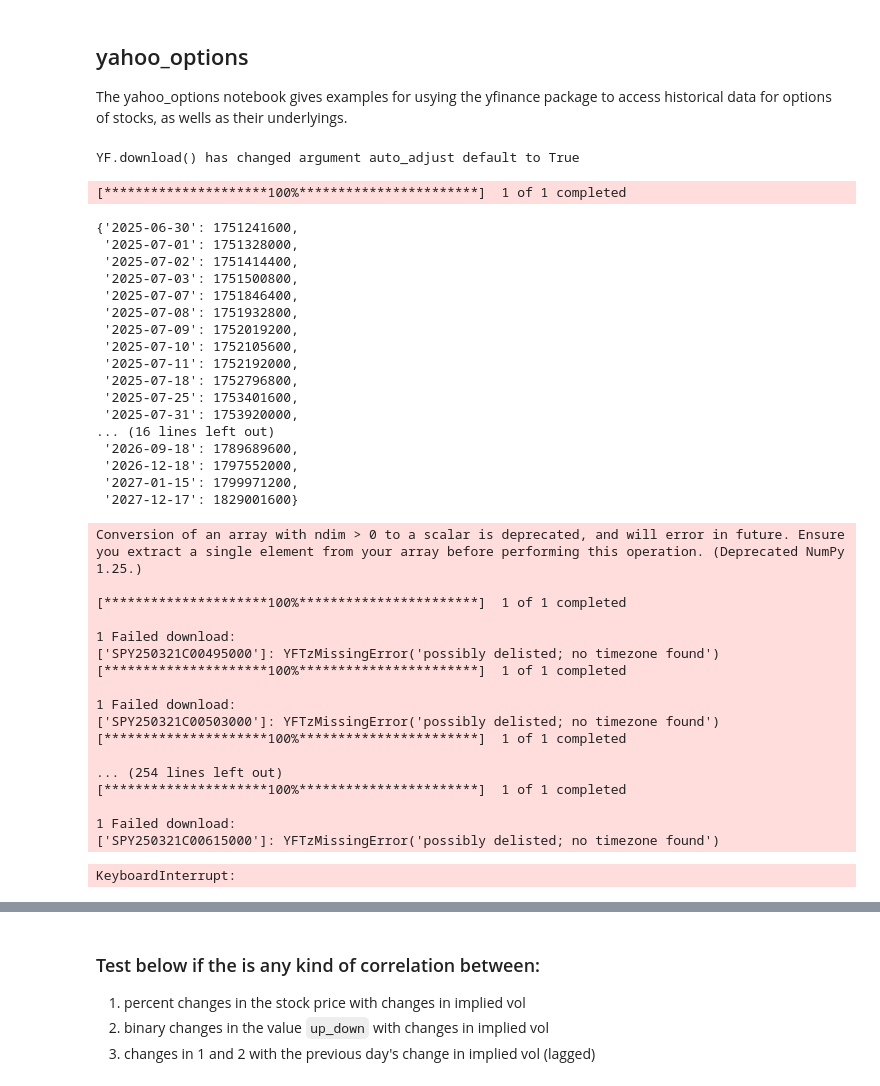
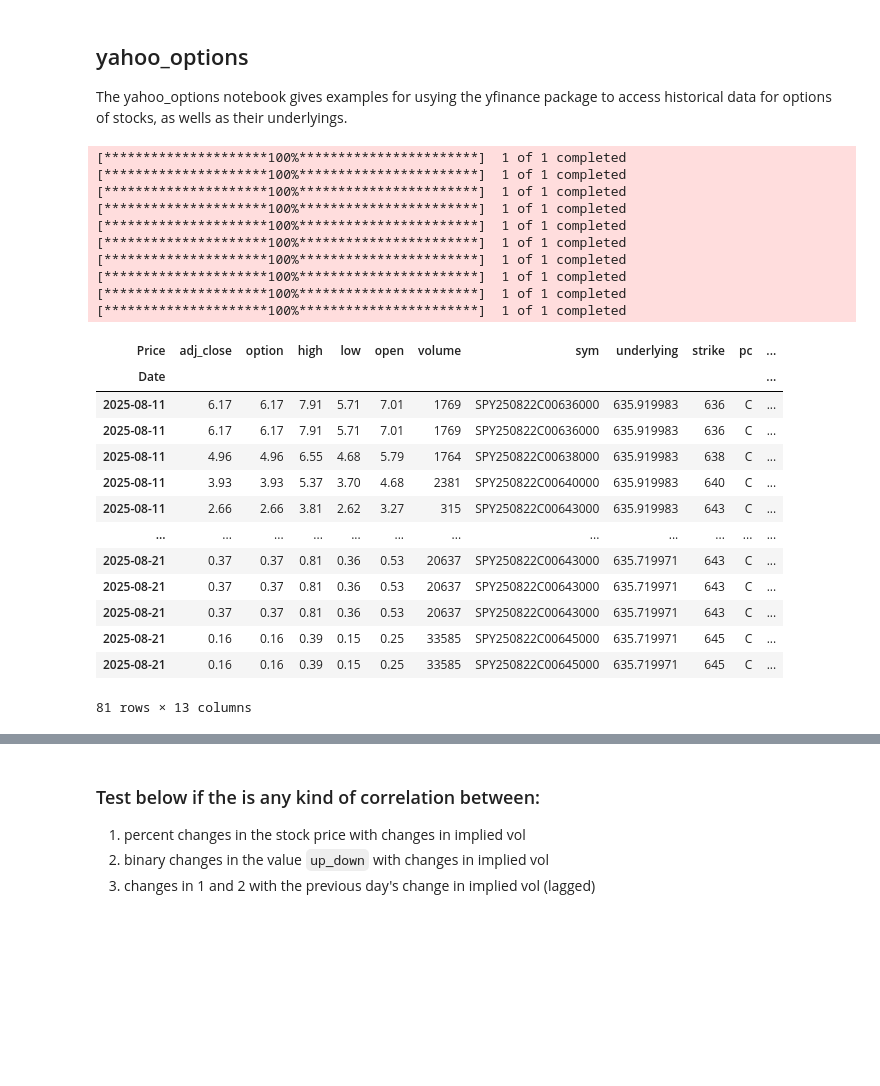
Before and after one commit to bgithub1/portfolio_risk, a Jupyter notebook: portfolio_risk/yahoo_options.ipynb, the cells around one changed output, grey strips where cells are left out. Cells and saved outputs as stored; diff of their text form; code cells hidden in the pictures; blank space fills up the shorter version.

Commit message:
fix YahooOptions and implied_vol

```diff
--- a/portfolio_risk/yahoo_options.ipynb
+++ b/portfolio_risk/yahoo_options.ipynb
@@ -185,48 +250,36 @@ class YahooOptions:
 # %%
 if __name__=='__main__':
-    yopt = YahooOptions('SPY')
-    display.display(yopt.expirations)
+    yopt = YahooOptions('SPY',days_of_hist=10)
+    # display.display(yopt.expirations)
+    # pdb.set_trace()
     df_opt_all_hist = yopt.get_options_all_strikes_in_hist(
-        datetime.datetime(2025,3,21)
+        datetime.datetime(2025,8,22)
     )
-    display.display(df_opt_all_hist)
+    display.display(df_opt_all_hist.sort_values(['Date','strike'],axis=0))
     df_opt_all_hist_atm = yopt.select_atm_options_only(df_opt_all_hist)
-    display.display(df_opt_all_hist_atm)
+    display.display(df_opt_all_hist_atm.sort_values(['Date','strike'],axis=0))
 # %% [output]
-YF.download() has changed argument auto_adjust default to True
+[*********************100%***********************]  1 of 1 completed
+[*********************100%***********************]  1 of 1 completed
+[*********************100%***********************]  1 of 1 completed
+[*********************100%***********************]  1 of 1 completed
+[*********************100%***********************]  1 of 1 completed
+[*********************100%***********************]  1 of 1 completed
+[*********************100%***********************]  1 of 1 completed
+[*********************100%***********************]  1 of 1 completed
+[*********************100%***********************]  1 of 1 completed
+[*********************100%***********************]  1 of 1 completed
+| Price | adj_close | option | high | low | open | volume | sym | underlying | strike | pc | ... |
+| Date |  |  |  |  |  |  |  |  |  |  | ... |
+| 2025-08-11 | 6.17 | 6.17 | 7.91 | 5.71 | 7.01 | 1769 | SPY250822C00636000 | 635.919983 | 636 | C | ... |
+| 2025-08-11 | 6.17 | 6.17 | 7.91 | 5.71 | 7.01 | 1769 | SPY250822C00636000 | 635.919983 | 636 | C | ... |
+| 2025-08-11 | 4.96 | 4.96 | 6.55 | 4.68 | 5.79 | 1764 | SPY250822C00638000 | 635.919983 | 638 | C | ... |
+| 2025-08-11 | 3.93 | 3.93 | 5.37 | 3.70 | 4.68 | 2381 | SPY250822C00640000 | 635.919983 | 640 | C | ... |
+| 2025-08-11 | 2.66 | 2.66 | 3.81 | 2.62 | 3.27 | 315 | SPY250822C00643000 | 635.919983 | 643 | C | ... |
+| ... | ... | ... | ... | ... | ... | ... | ... | ... | ... | ... | ... |
+| 2025-08-21 | 0.37 | 0.37 | 0.81 | 0.36 | 0.53 | 20637 | SPY250822C00643000 | 635.719971 | 643 | C | ... |
+| 2025-08-21 | 0.37 | 0.37 | 0.81 | 0.36 | 0.53 | 20637 | SPY250822C00643000 | 635.719971 | 643 | C | ... |
+| 2025-08-21 | 0.37 | 0.37 | 0.81 | 0.36 | 0.53 | 20637 | SPY250822C00643000 | 635.719971 | 643 | C | ... |
+| 2025-08-21 | 0.16 | 0.16 | 0.39 | 0.15 | 0.25 | 33585 | SPY250822C00645000 | 635.719971 | 645 | C | ... |
+| 2025-08-21 | 0.16 | 0.16 | 0.39 | 0.15 | 0.25 | 33585 | SPY250822C00645000 | 635.719971 | 645 | C | ... |
-[*********************100%***********************]  1 of 1 completed
+81 rows × 13 columns
-{'2025-06-30': 1751241600,
- '2025-07-01': 1751328000,
- '2025-07-02': 1751414400,
- '2025-07-03': 1751500800,
- '2025-07-07': 1751846400,
- '2025-07-08': 1751932800,
- '2025-07-09': 1752019200,
- '2025-07-10': 1752105600,
- '2025-07-11': 1752192000,
- '2025-07-18': 1752796800,
- '2025-07-25': 1753401600,
- '2025-07-31': 1753920000,
-... (16 lines left out)
- '2026-09-18': 1789689600,
- '2026-12-18': 1797552000,
- '2027-01-15': 1799971200,
- '2027-12-17': 1829001600}
-Conversion of an array with ndim > 0 to a scalar is deprecated, and will error in future. Ensure you extract a single element from your array before performing this operation. (Deprecated NumPy 1.25.)
-
-[*********************100%***********************]  1 of 1 completed
-
-1 Failed download:
-['SPY250321C00495000']: YFTzMissingError('possibly delisted; no timezone found')
-[*********************100%***********************]  1 of 1 completed
-
-1 Failed download:
-['SPY250321C00503000']: YFTzMissingError('possibly delisted; no timezone found')
-[*********************100%***********************]  1 of 1 completed
-
-... (254 lines left out)
-[*********************100%***********************]  1 of 1 completed
-
-1 Failed download:
-['SPY250321C00615000']: YFTzMissingError('possibly delisted; no timezone found')
-KeyboardInterrupt:
```
Also changed, not shown: parts of 40 cells of this notebook.
